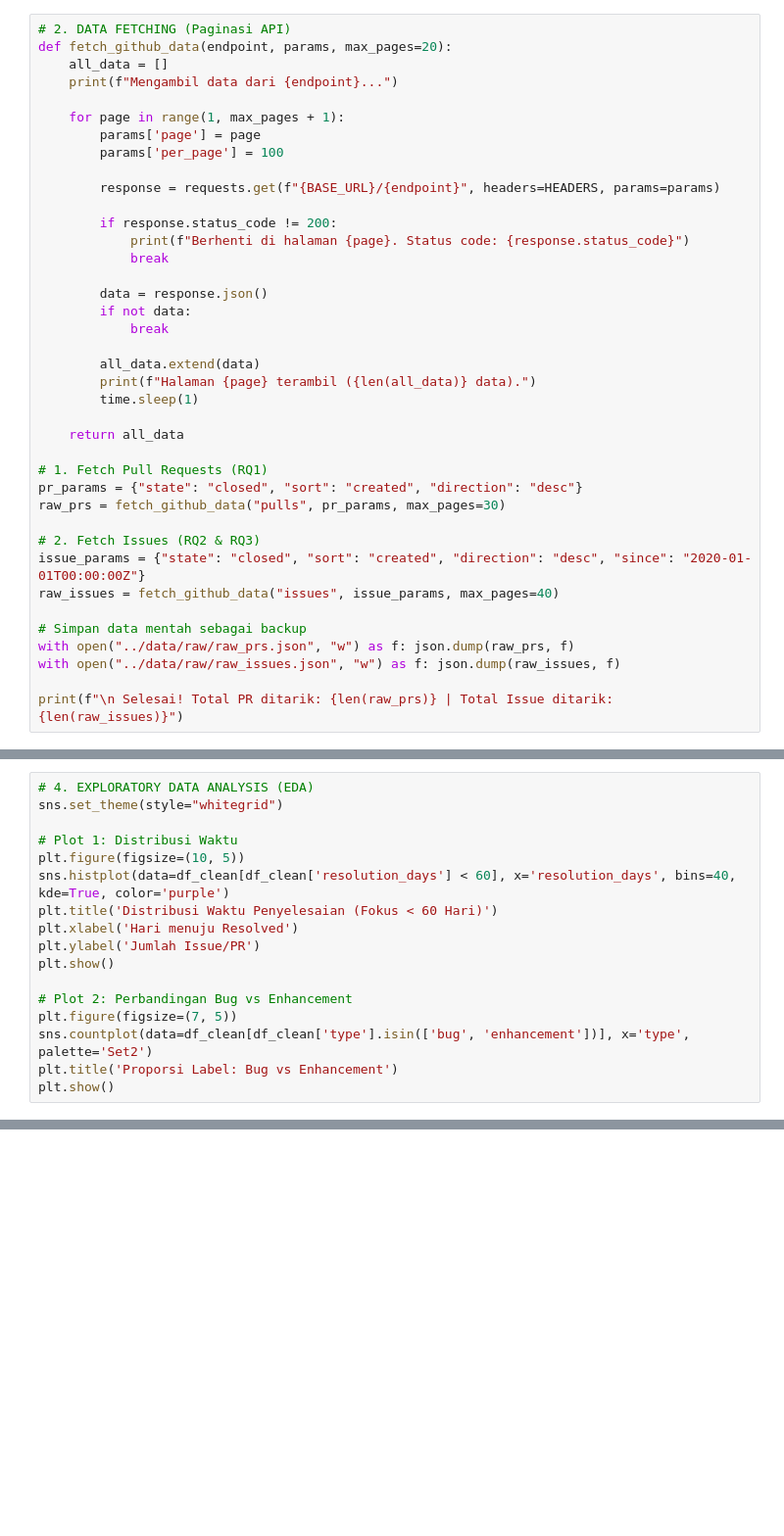
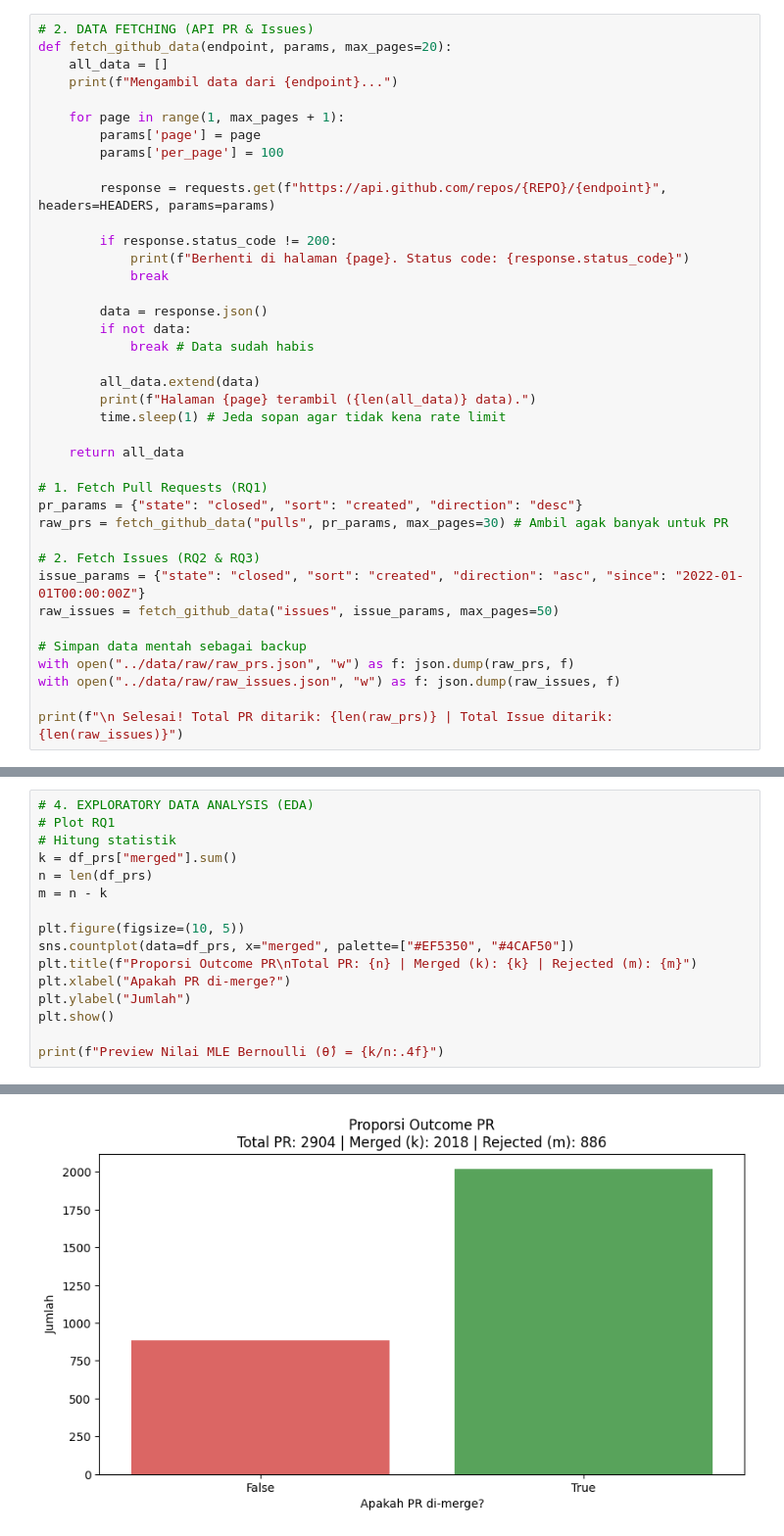
Before and after one commit to DRNCW/stat-audit-pandas-Tim7--sti-2025, a Jupyter notebook: Notebooks/01_eda.ipynb, the cells around one changed output, grey strips where cells are left out. Shown at 98% size. Cells and saved outputs as stored; diff of their text form; blank space fills up the shorter version.

Commit message:
Upgrading cleaning logic dan EDA Visualisation

```diff
--- a/Notebooks/01_eda.ipynb
+++ b/Notebooks/01_eda.ipynb
@@ -26,5 +27,5 @@ Masukkan GitHub Personal Access Token Anda:
 # %%
-# 2. DATA FETCHING (Paginasi API)
+# 2. DATA FETCHING (API PR & Issues)
 def fetch_github_data(endpoint, params, max_pages=20):
     all_data = []
     print(f"Mengambil data dari {endpoint}...")
@@ -33,7 +34,7 @@ def fetch_github_data(endpoint, params, max_pages=20):
         params['page'] = page
         params['per_page'] = 100
 
-        response = requests.get(f"{BASE_URL}/{endpoint}", headers=HEADERS, params=params)
+        response = requests.get(f"https://api.github.com/repos/{REPO}/{endpoint}", headers=HEADERS, params=params)
 
         if response.status_code != 200:
             print(f"Berhenti di halaman {page}. Status code: {response.status_code}")
@@ -41,21 +42,21 @@ def fetch_github_data(endpoint, params, max_pages=20):
 
         data = response.json()
         if not data:
-            break
+            break # Data sudah habis
 
         all_data.extend(data)
         print(f"Halaman {page} terambil ({len(all_data)} data).")
-        time.sleep(1)
+        time.sleep(1) # Jeda sopan agar tidak kena rate limit
 
     return all_data
 
 # 1. Fetch Pull Requests (RQ1)
 pr_params = {"state": "closed", "sort": "created", "direction": "desc"}
-raw_prs = fetch_github_data("pulls", pr_params, max_pages=30)
+raw_prs = fetch_github_data("pulls", pr_params, max_pages=30) # Ambil agak banyak untuk PR
 
 # 2. Fetch Issues (RQ2 & RQ3)
-issue_params = {"state": "closed", "sort": "created", "direction": "desc", "since": "2020-01-01T00:00:00Z"}
-raw_issues = fetch_github_data("issues", issue_params, max_pages=40)
+issue_params = {"state": "closed", "sort": "created", "direction": "asc", "since": "2022-01-01T00:00:00Z"}
+raw_issues = fetch_github_data("issues", issue_params, max_pages=50)
 
 # Simpan data mentah sebagai backup
 with open("../data/raw/raw_prs.json", "w") as f: json.dump(raw_prs, f)
@@ -98,17 +148,17 @@ print(f"Data bersih disimpan! Sisa baris data valid: {len(df_clean)}")
 # %%
 # 4. EXPLORATORY DATA ANALYSIS (EDA)
-sns.set_theme(style="whitegrid")
+# Plot RQ1
+# Hitung statistik
+k = df_prs["merged"].sum()
+n = len(df_prs)
+m = n - k
 
-# Plot 1: Distribusi Waktu
 plt.figure(figsize=(10, 5))
-sns.histplot(data=df_clean[df_clean['resolution_days'] < 60], x='resolution_days', bins=40, kde=True, color='purple')
-plt.title('Distribusi Waktu Penyelesaian (Fokus < 60 Hari)')
-plt.xlabel('Hari menuju Resolved')
-plt.ylabel('Jumlah Issue/PR')
+sns.countplot(data=df_prs, x="merged", palette=["#EF5350", "#4CAF50"])
+plt.title(f"Proporsi Outcome PR\nTotal PR: {n} | Merged (k): {k} | Rejected (m): {m}")
+plt.xlabel("Apakah PR di-merge?")
+plt.ylabel("Jumlah")
 plt.show()
 
-# Plot 2: Perbandingan Bug vs Enhancement
-plt.figure(figsize=(7, 5))
-sns.countplot(data=df_clean[df_clean['type'].isin(['bug', 'enhancement'])], x='type', palette='Set2')
-plt.title('Proporsi Label: Bug vs Enhancement')
-plt.show()
+print(f"Preview Nilai MLE Bernoulli (θ̂) = {k/n:.4f}")
+# %% [output]
@@ -114,0 +168 @@ plt.show()
+[figure, added]
```
Also changed, not shown: parts of 6 cells of this notebook, 5 other files.
